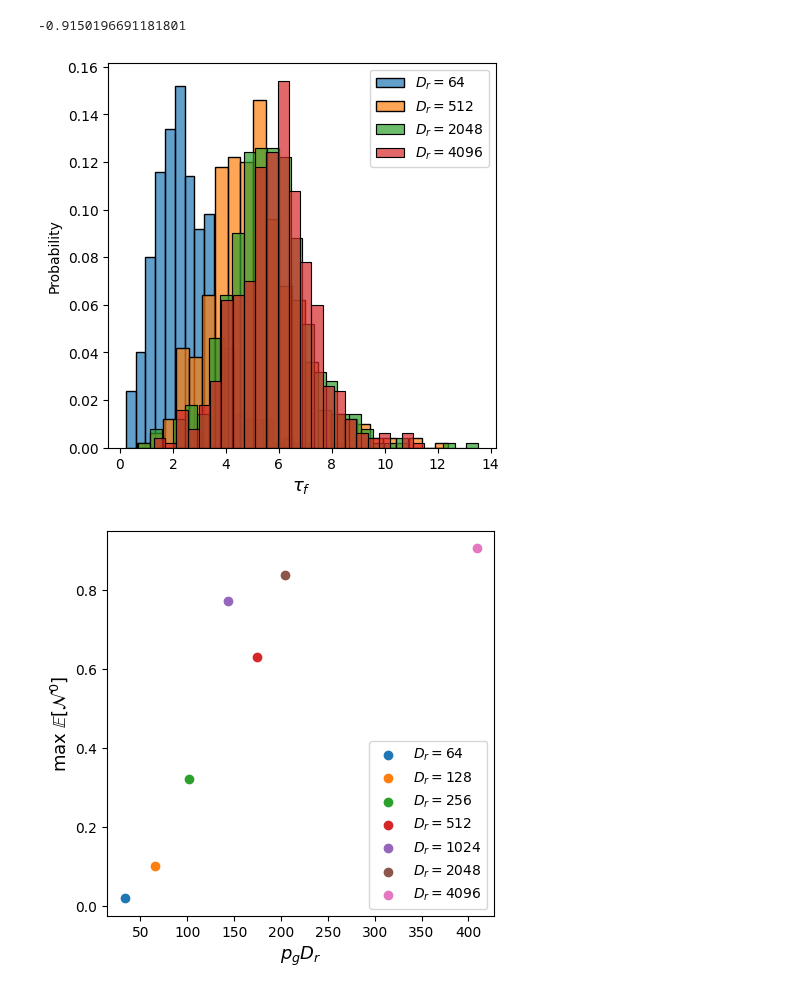
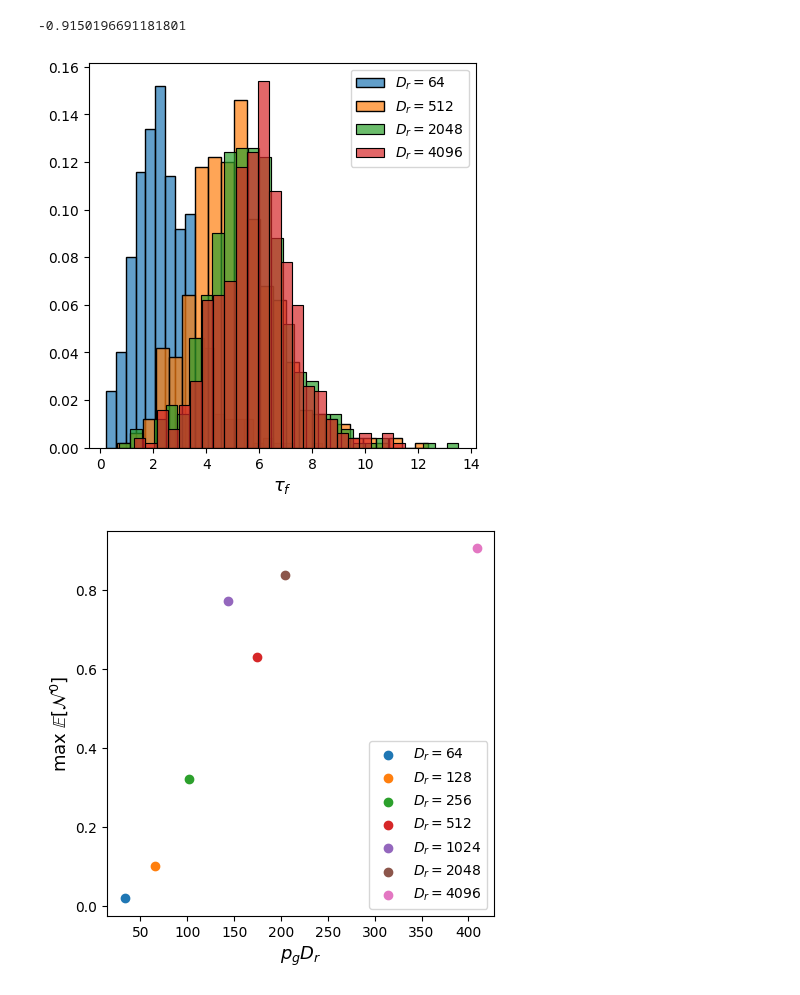
Before and after one commit to pinakm9/random-feature-map, a Jupyter notebook: notebooks/Section-4.1-4.3.ipynb, the cells around one changed output. Saved outputs shown, nothing was run; the diff lists cells and outputs as text; code cells hidden in the pictures.

Commit message:
plots

```diff
--- a/notebooks/Section-4.1-4.3.ipynb
+++ b/notebooks/Section-4.1-4.3.ipynb
@@ -924,35 +924,35 @@ fig = plt.figure(figsize=(5, 5))
 ax = fig.add_subplot(111)
 i=0
 axs = [ax]
 bsa_0 = sr1.BatchStrategyAnalyzer_SMLR(save_folders[1] + str(D_rs[0])).get_data()
 bsa_1 = sr1.BatchStrategyAnalyzer_SMLR(save_folders[1] + str(D_rs[1])).get_data()
 bsa_2 = sr1.BatchStrategyAnalyzer_SMLR(save_folders[1] + str(D_rs[2])).get_data()
 bsa_3 = sr1.BatchStrategyAnalyzer_SMLR(save_folders[1] + str(D_rs[3])).get_data()
 
 t0 = bsa_0[bsa_0['good_rows_W_in']==1.0]['tau_f_se'].to_numpy()
 t1 = bsa_1[bsa_1['good_rows_W_in']==1.0]['tau_f_se'].to_numpy()
 t2 = bsa_2[bsa_2['good_rows_W_in']==1.0]['tau_f_se'].to_numpy()
 t3 = bsa_3[bsa_3['good_rows_W_in']==1.0]['tau_f_se'].to_numpy()
 
 # sns.histplot(t0, ax=axs[i], label=fr'$D_r={D_rs[0]}$,'+r'$\;\mathbb{E}[\tau_f]$'+f'={t0.mean():.2f},'+r'$\;\mathbb{\sigma}[\tau_f]$'+f'={t0.std():.2f}',  stat = 'probability', alpha=0.7)
 # sns.histplot(t1, ax=axs[i], label=fr'$D_r={D_rs[1]}$,'+r'$\;\mathbb{E}[\tau_f]$'+f'={t1.mean():.2f},'+r'$\;\mathbb{\sigma}[\tau_f]$'+f'={t1.std():.2f}',  stat = 'probability', alpha=0.7)
 # sns.histplot(t2, ax=axs[i], label=fr'$D_r={D_rs[2]}$,'+r'$\;\mathbb{E}[\tau_f]$'+f'={t2.mean():.2f},'+r'$\;\mathbb{\sigma}[\tau_f]$'+f'={t2.std():.2f}',  stat = 'probability', alpha=0.7)
 # sns.histplot(t3, ax=axs[i], label=fr'$D_r={D_rs[3]}$,'+r'$\;\mathbb{E}[\tau_f]$'+f'={t3.mean():.2f},'+r'$\;\mathbb{\sigma}[\tau_f]$'+f'={t3.std():.2f}',  stat = 'probability', alpha=0.7)
 
 sns.histplot(t0, ax=axs[i], label=fr'$D_r={D_rs[0]}$',  stat = 'probability', alpha=0.7)
 sns.histplot(t1, ax=axs[i], label=fr'$D_r={D_rs[1]}$',  stat = 'probability', alpha=0.7)
 sns.histplot(t2, ax=axs[i], label=fr'$D_r={D_rs[2]}$',  stat = 'probability', alpha=0.7)
 sns.histplot(t3, ax=axs[i], label=fr'$D_r={D_rs[3]}$',  stat = 'probability', alpha=0.7)
 
 axs[i].set_xlabel(None)
 axs[i].set_ylabel(None)
 # axs[i].set_title(fr'$D_r$={D_r}')
 axs[i].legend()
-ax.set_ylabel('Probability')
+ax.set_ylabel('')
 ax.set_xlabel(r'$\tau_f$',fontsize=13)
 plt.savefig('../data/plots/tau_f_dist_evol-64-512-2048-4096-wl.png', dpi=300, bbox_inches='tight')
 # %% [output]
-[figure, old version]
+[figure, new version]
 # %%
 fig = plt.figure(figsize=(5, 5))
 ax = fig.add_subplot(111)
```
Also changed, not shown: parts of 7 cells of this notebook, 15 other files.
